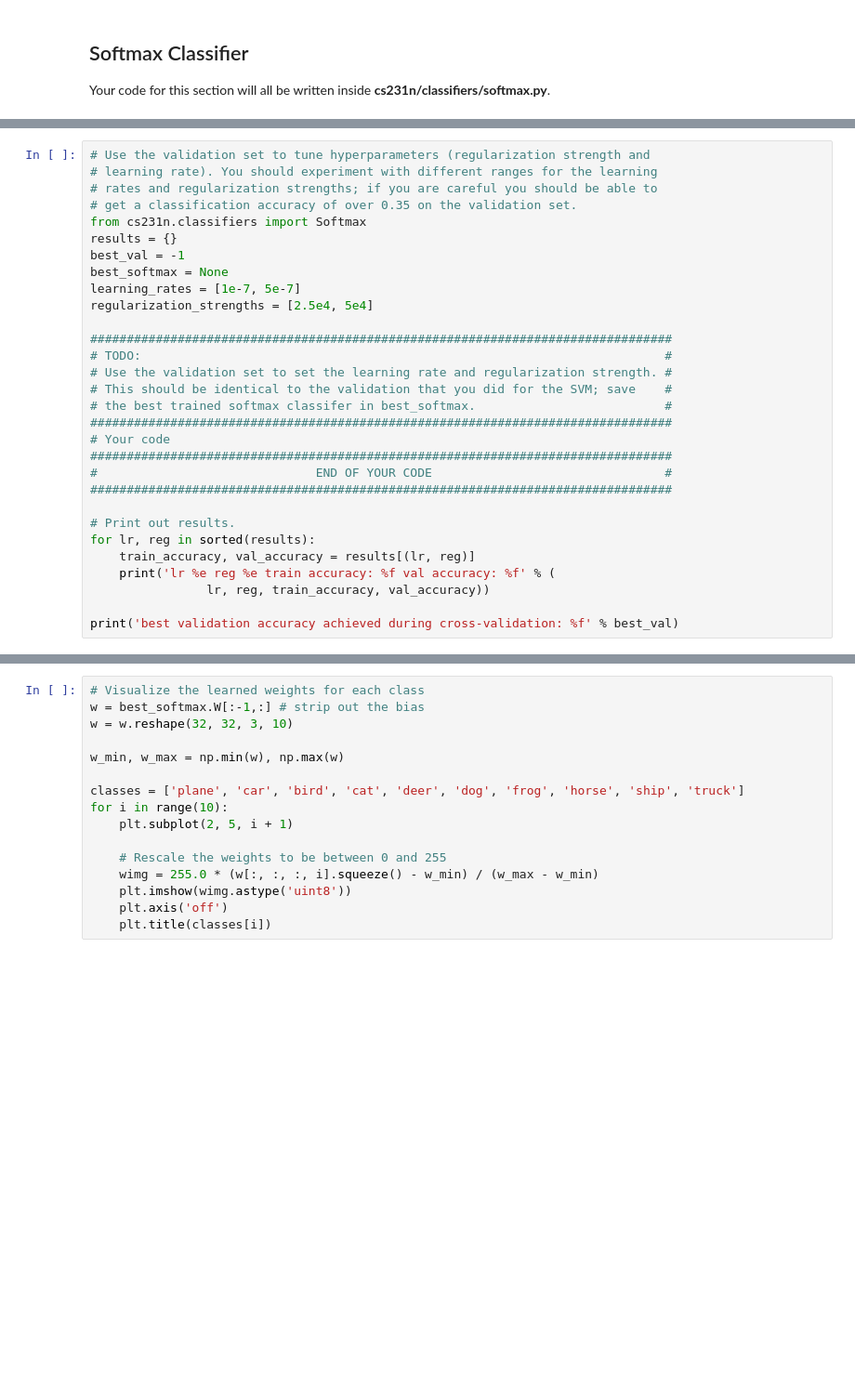
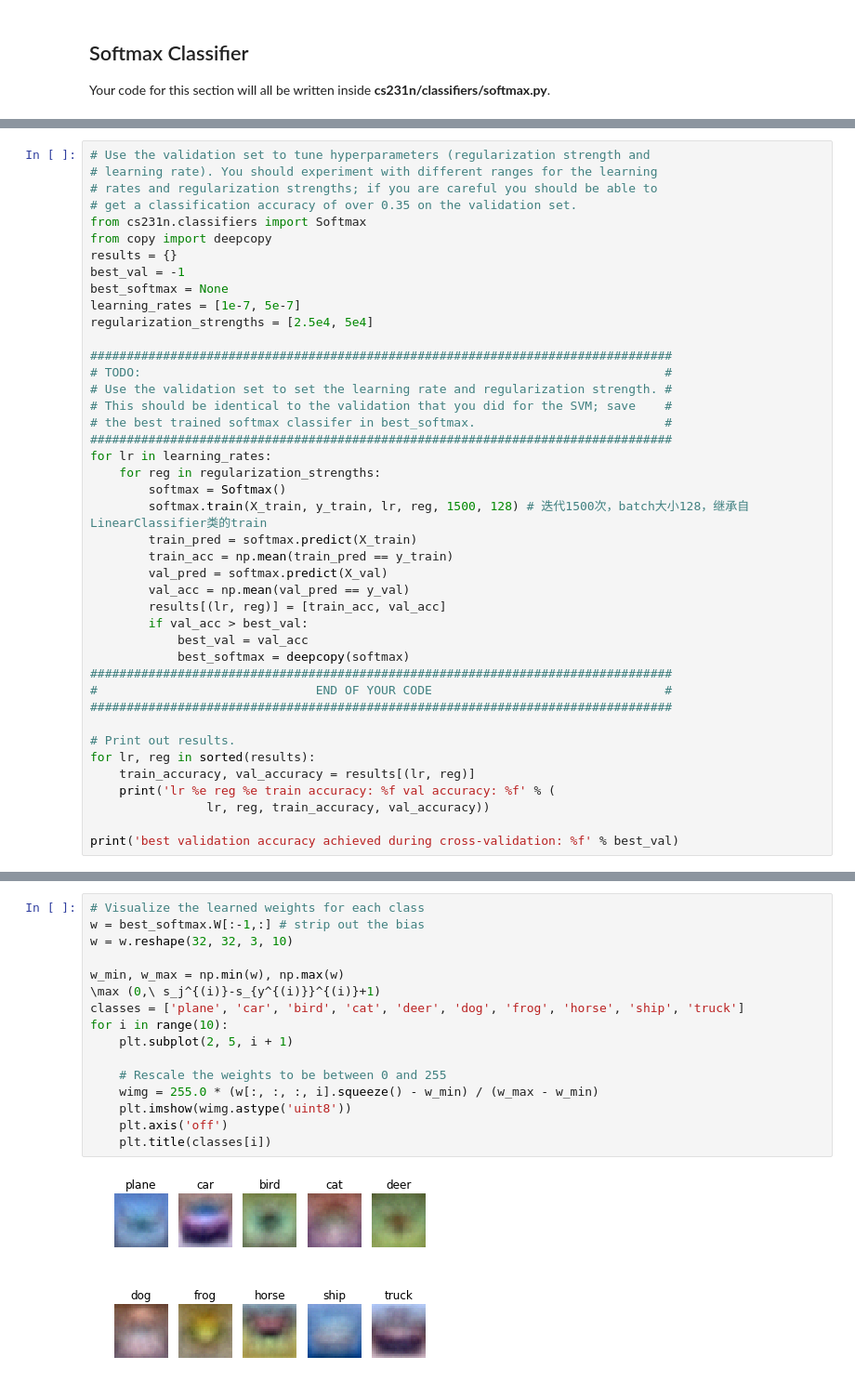
Before and after one commit to familyld/cs231n, a Jupyter notebook: assignment/assignment1/softmax.ipynb, the cells around one changed output, grey strips where cells are left out. Shown at 93% size. Saved outputs shown, nothing was run; the diff lists cells and outputs as text; blank space fills up the shorter version.

Commit message:
Softmax

```diff
--- a/assignment/assignment1/softmax.ipynb
+++ b/assignment/assignment1/softmax.ipynb
@@ -169,6 +200,7 @@ print('Gradient difference: %f' % grad_difference)
 # rates and regularization strengths; if you are careful you should be able to
 # get a classification accuracy of over 0.35 on the validation set.
 from cs231n.classifiers import Softmax
+from copy import deepcopy
 results = {}
 best_val = -1
 best_softmax = None
@@ -181,7 +213,18 @@ regularization_strengths = [2.5e4, 5e4]
 # This should be identical to the validation that you did for the SVM; save    #
 # the best trained softmax classifer in best_softmax.                          #
 ################################################################################
-# Your code
+for lr in learning_rates:
+    for reg in regularization_strengths:
+        softmax = Softmax()
+        softmax.train(X_train, y_train, lr, reg, 1500, 128) # 迭代1500次，batch大小128，继承自LinearClassifier类的train
+        train_pred = softmax.predict(X_train)
+        train_acc = np.mean(train_pred == y_train)
+        val_pred = softmax.predict(X_val)
+        val_acc = np.mean(val_pred == y_val)
+        results[(lr, reg)] = [train_acc, val_acc]
+        if val_acc > best_val:
+            best_val = val_acc
+            best_softmax = deepcopy(softmax)
 ################################################################################
 #                              END OF YOUR CODE                                #
 ################################################################################
@@ -210,16 +263,18 @@ It's possible to add a new datapoint to a training set that would leave the SVM
 # %%
 # Visualize the learned weights for each class
 w = best_softmax.W[:-1,:] # strip out the bias
 w = w.reshape(32, 32, 3, 10)
 
 w_min, w_max = np.min(w), np.max(w)
-
+\max (0,\ s_j^{(i)}-s_{y^{(i)}}^{(i)}+1)
 classes = ['plane', 'car', 'bird', 'cat', 'deer', 'dog', 'frog', 'horse', 'ship', 'truck']
 for i in range(10):
     plt.subplot(2, 5, i + 1)
 
     # Rescale the weights to be between 0 and 255
     wimg = 255.0 * (w[:, :, :, i].squeeze() - w_min) / (w_max - w_min)
     plt.imshow(wimg.astype('uint8'))
     plt.axis('off')
     plt.title(classes[i])
+# %% [output]
+[figure, added]
```
Also changed, not shown: parts of 8 cells of this notebook, 1 other file.
